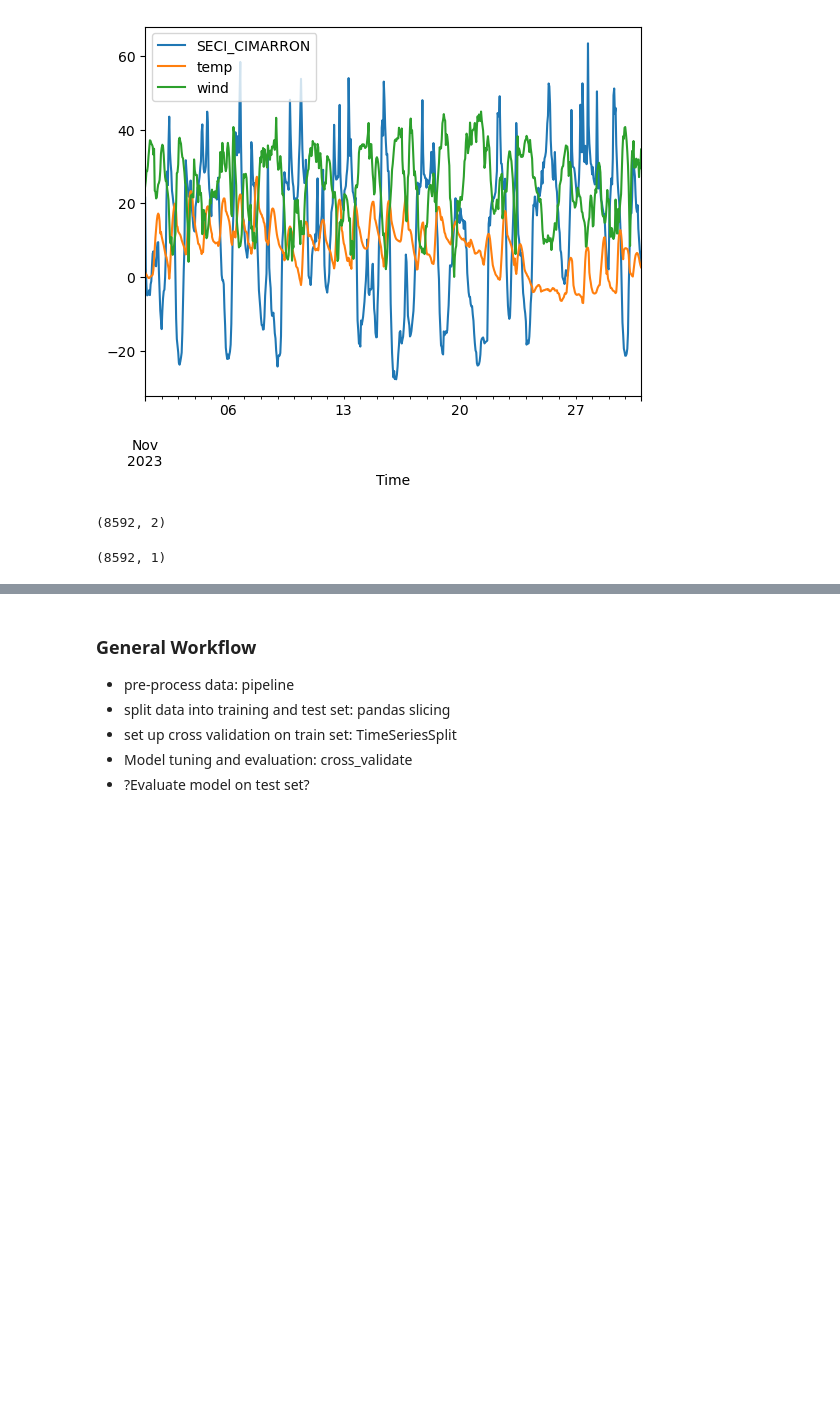
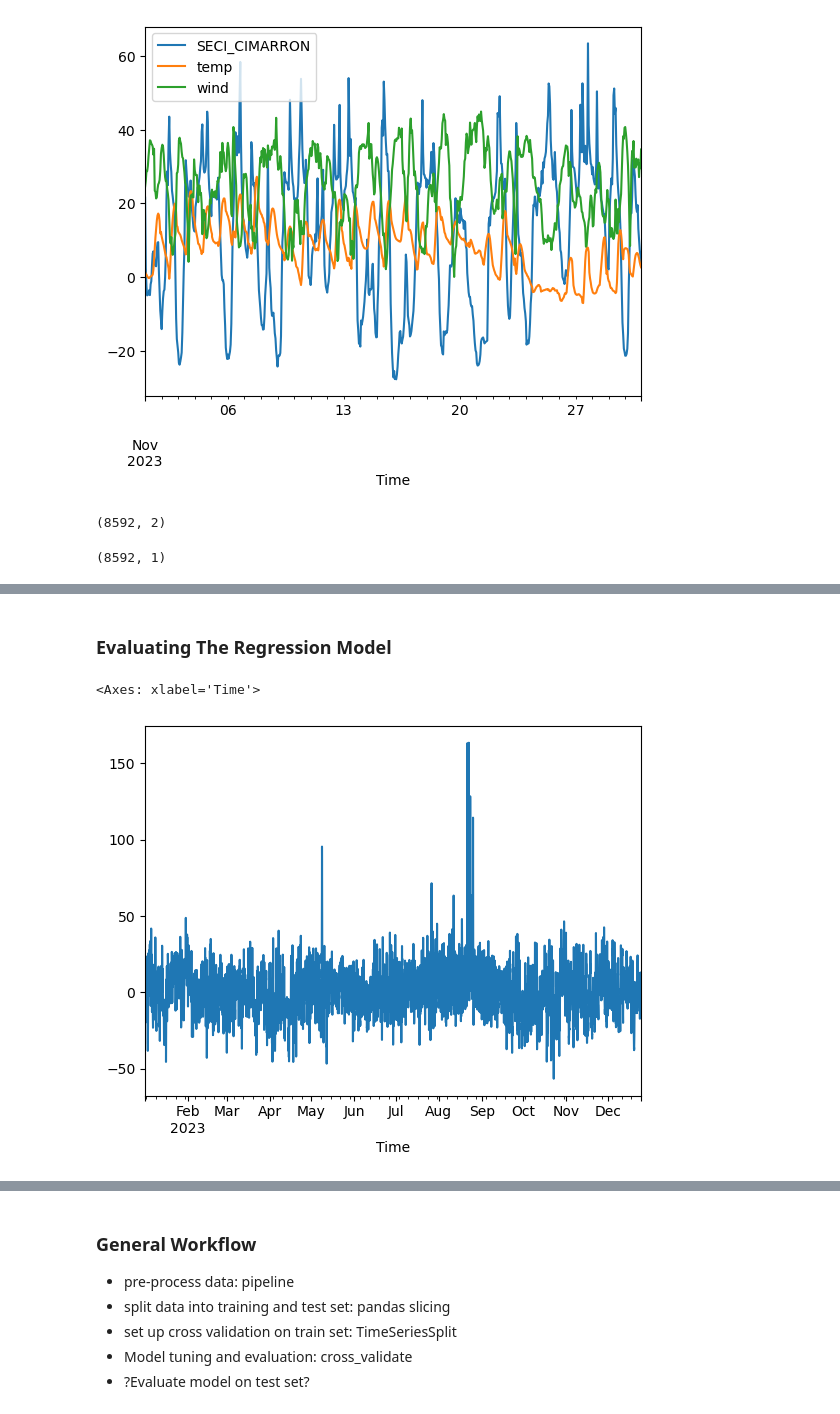
Before and after one commit to maxwellgriffith345/SPPPrices, a Jupyter notebook: FPPPart2.ipynb, the cells around one changed output, grey strips where cells are left out. Saved outputs shown, nothing was run; the diff lists cells and outputs as text; code cells hidden in the pictures; blank space fills up the shorter version.

Commit message:
Add files via upload
cnt working on linear regression section

```diff
--- a/FPPPart2.ipynb
+++ b/FPPPart2.ipynb
@@ -218,0 +208,8 @@ https://scikit-learn.org/stable/modules/model_evaluation.html#regression-metrics
+# %% [markdown]
+### Evaluating The Regression Model
+# %%
+#Plot Residuals
+results.resid.plot()
+# %% [output]
+<Axes: xlabel='Time'>
+[figure, added]
```
Also changed, not shown: parts of 38 cells of this notebook.
